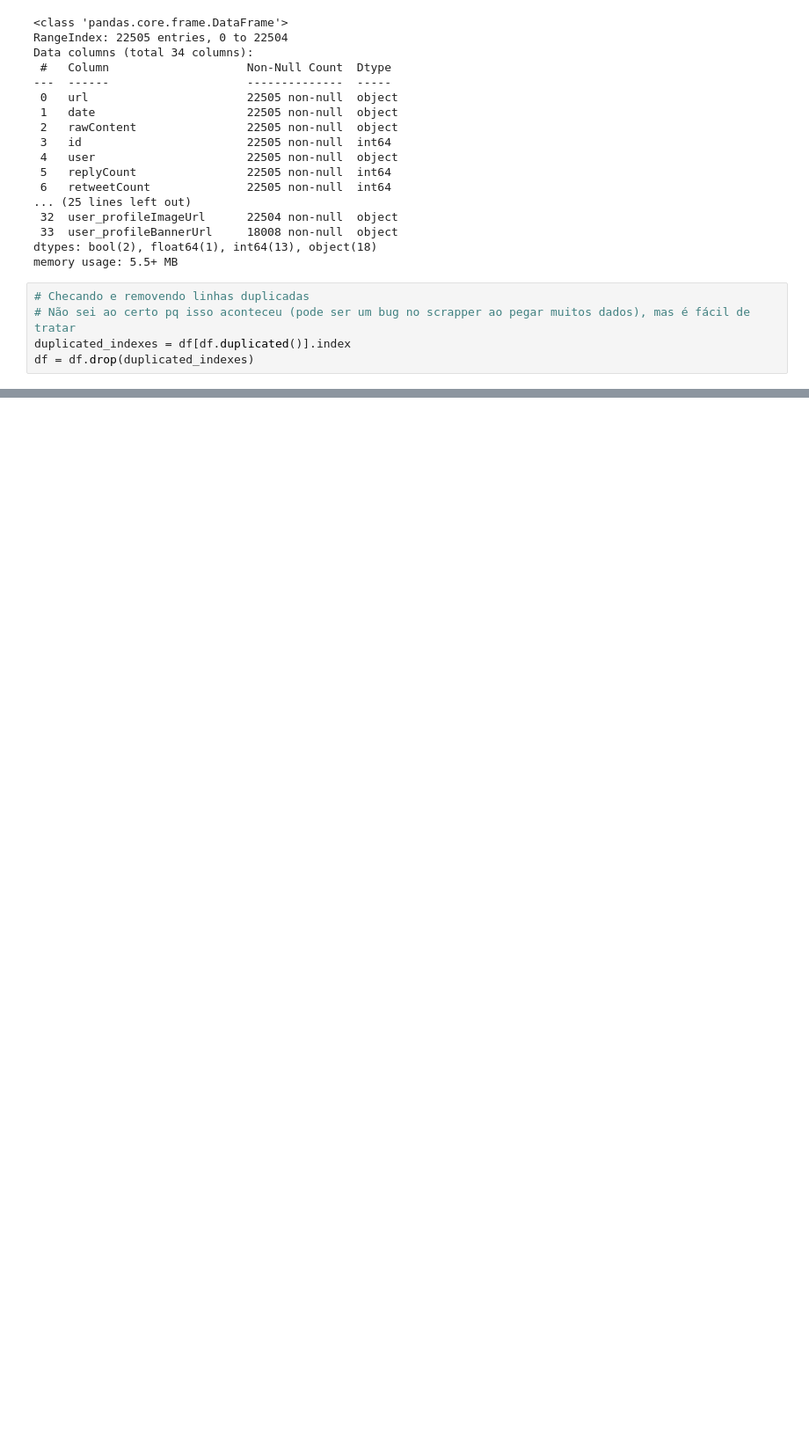
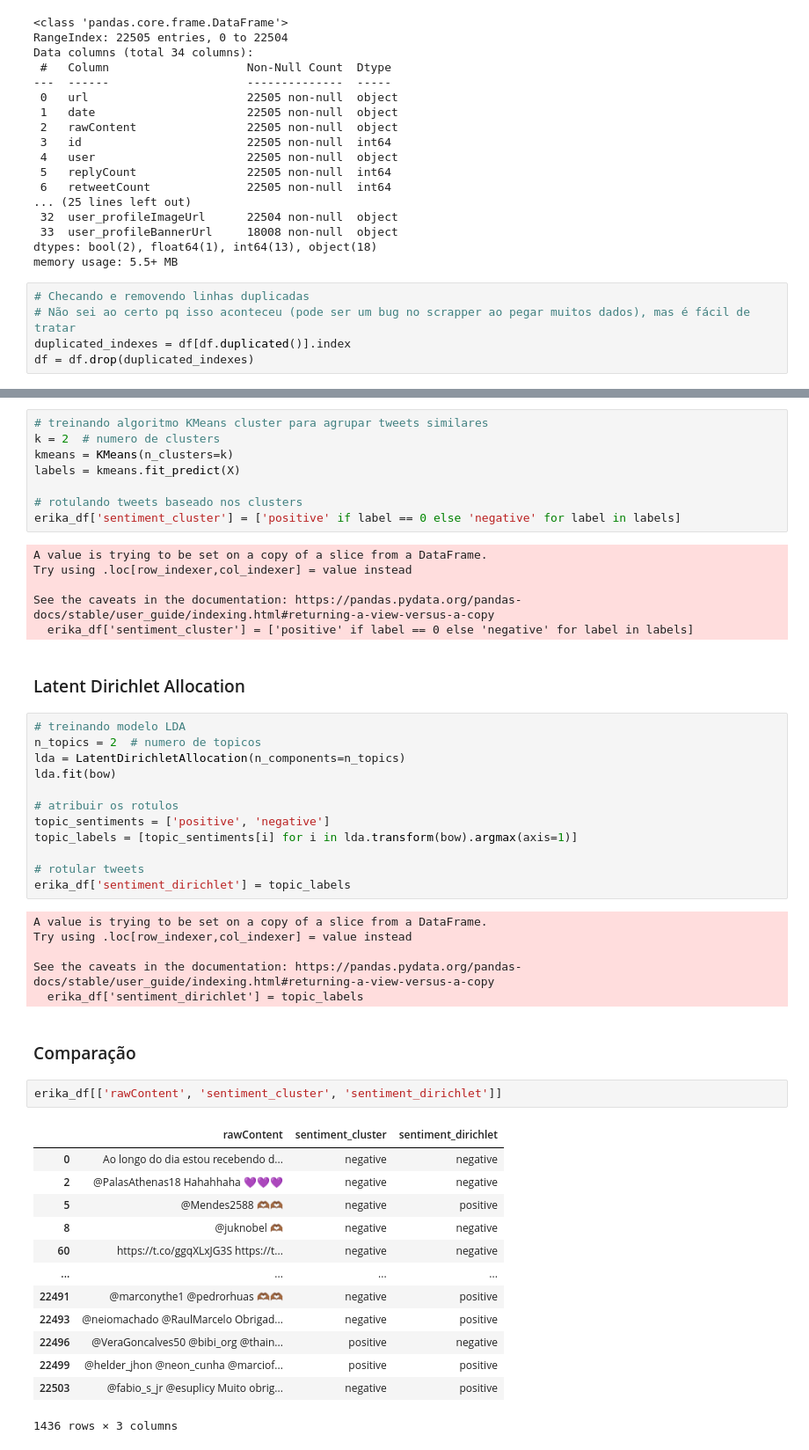
Before and after one commit to thiago-paim/projeto-tera, a Jupyter notebook: tweet_processing.ipynb, the cells around one changed output, grey strips where cells are left out. Shown at 88% size. Drawn from its saved outputs; the diff is of its cells as text; blank space fills up the shorter version.

```diff
--- a/tweet_processing.ipynb
+++ b/tweet_processing.ipynb
@@ -177,0 +238,52 @@ plt.show()
+# %%
+# treinando algoritmo KMeans cluster para agrupar tweets similares
+k = 2  # numero de clusters
+kmeans = KMeans(n_clusters=k)
+labels = kmeans.fit_predict(X)
+
+# rotulando tweets baseado nos clusters
+erika_df['sentiment_cluster'] = ['positive' if label == 0 else 'negative' for label in labels]
+# %% [output]
+A value is trying to be set on a copy of a slice from a DataFrame.
+Try using .loc[row_indexer,col_indexer] = value instead
+
+See the caveats in the documentation: https://pandas.pydata.org/pandas-docs/stable/user_guide/indexing.html#returning-a-view-versus-a-copy
+  erika_df['sentiment_cluster'] = ['positive' if label == 0 else 'negative' for label in labels]
+# %% [markdown]
+### Latent Dirichlet Allocation
+# %%
+# treinando modelo LDA
+n_topics = 2  # numero de topicos
+lda = LatentDirichletAllocation(n_components=n_topics)
+lda.fit(bow)
+
+# atribuir os rotulos
+topic_sentiments = ['positive', 'negative']
+topic_labels = [topic_sentiments[i] for i in lda.transform(bow).argmax(axis=1)]
+
+# rotular tweets
+erika_df['sentiment_dirichlet'] = topic_labels
+# %% [output]
+A value is trying to be set on a copy of a slice from a DataFrame.
+Try using .loc[row_indexer,col_indexer] = value instead
+
+See the caveats in the documentation: https://pandas.pydata.org/pandas-docs/stable/user_guide/indexing.html#returning-a-view-versus-a-copy
+  erika_df['sentiment_dirichlet'] = topic_labels
+# %% [markdown]
+### Comparação
+# %%
+erika_df[['rawContent', 'sentiment_cluster', 'sentiment_dirichlet']]
+# %% [output]
+|  | rawContent | sentiment_cluster | sentiment_dirichlet |
+| 0 | Ao longo do dia estou recebendo d... | negative | negative |
+| 2 | @PalasAthenas18 Hahahhaha 💜💜💜 | negative | negative |
+| 5 | @Mendes2588 🫶🏾🫶🏾 | negative | positive |
+| 8 | @juknobel 🫶🏾 | negative | negative |
+| 60 | https://t.co/ggqXLxJG3S https://t... | negative | negative |
+| ... | ... | ... | ... |
+| 22491 | @marconythe1 @pedrorhuas 🫶🏾🫶🏾 | negative | positive |
+| 22493 | @neiomachado @RaulMarcelo Obrigad... | negative | positive |
+| 22496 | @VeraGoncalves50 @bibi_org @thain... | positive | negative |
+| 22499 | @helder_jhon @neon_cunha @marciof... | positive | positive |
+| 22503 | @fabio_s_jr @esuplicy Muito obrig... | negative | positive |
+1436 rows × 3 columns
```
Also changed, not shown: parts of 27 cells of this notebook.
